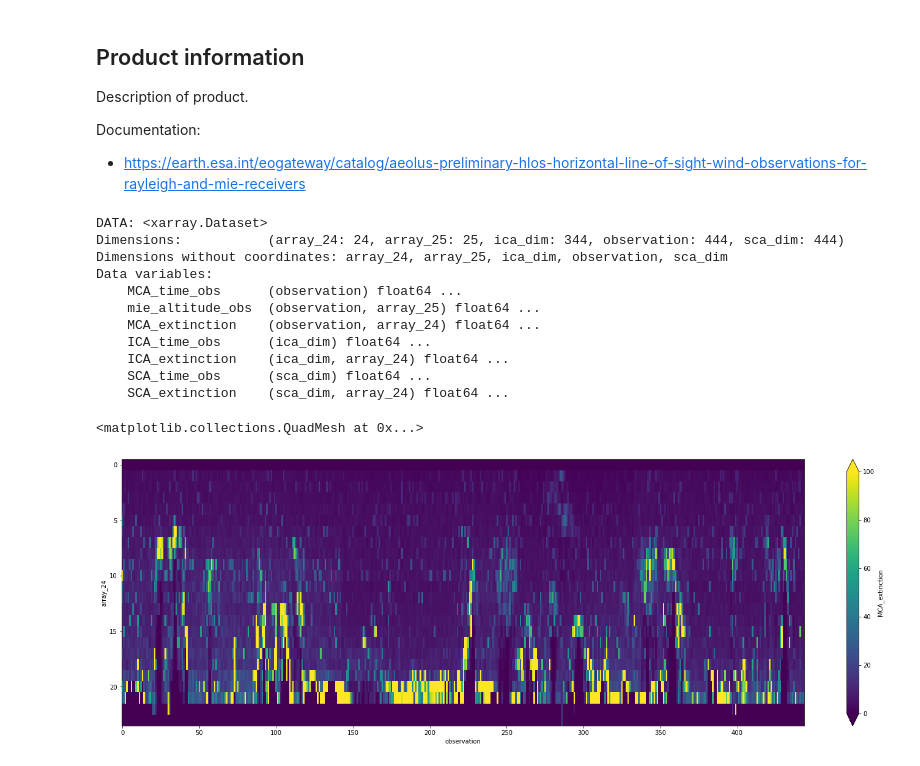
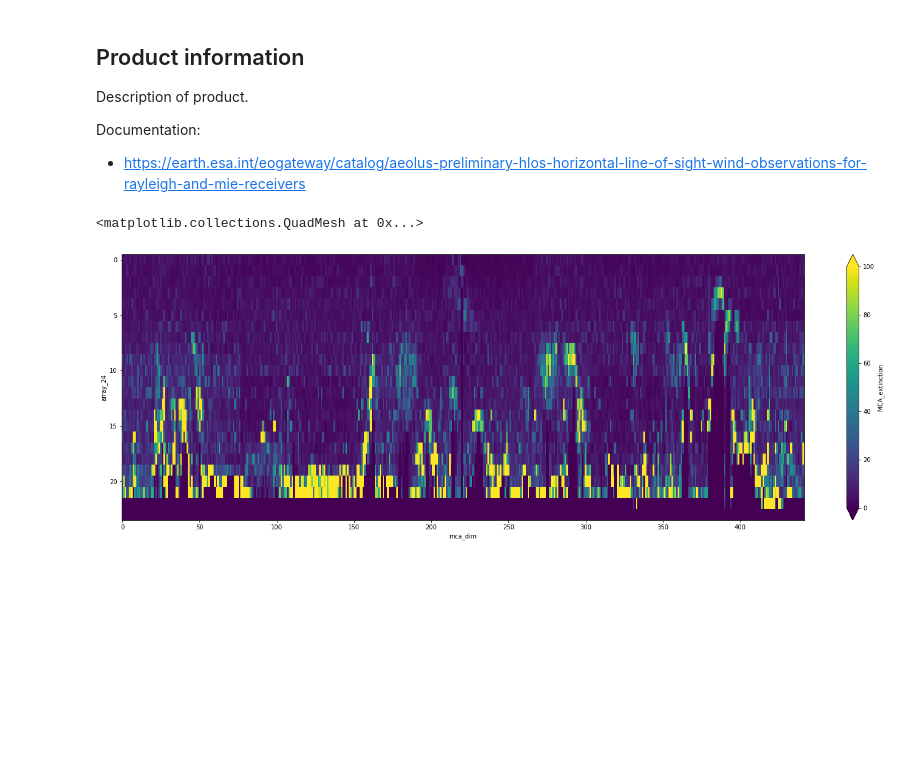
Before and after one commit to ESA-VirES/Aeolus-notebooks, a Jupyter notebook: notebooks/03b1_Demo-ALD_U_N_2A.ipynb, the cells around one changed output. Saved outputs shown, nothing was run; the diff lists cells and outputs as text; code cells hidden in the pictures; blank space fills up the shorter version.

```diff
--- a/notebooks/03b1_Demo-ALD_U_N_2A.ipynb
+++ b/notebooks/03b1_Demo-ALD_U_N_2A.ipynb
@@ -42,9 +42,12 @@ request.set_collection('ALD_U_N_2A')
 
 request.set_fields(
     observation_fields=[
-        "MCA_time_obs",
         "mie_altitude_obs",
-        "MCA_extinction",
+        "longitude_of_DEM_intersection_obs",
+        "latitude_of_DEM_intersection_obs",
+        "mie_altitude_obs",
+        "rayleigh_altitude_obs",
+        "mca_mask","sca_mask","ica_mask"
     ],
     ica_fields=[
         "ICA_time_obs",
@@ -54,37 +57,30 @@ request.set_fields(
         "SCA_time_obs",
         "SCA_extinction",
     ],
+    mca_fields=[
+        "MCA_time_obs",
+        "MCA_extinction",
+    ]
 )
 
 data = request.get_between(
-    start_time="2020-06-22T06:48:34Z",
-    end_time="2020-06-22T08:16:58Z",
+    start_time="2020-06-22T07:01:22Z",
+    end_time="2020-06-22T08:29:46Z",
     filetype="nc",
     asynchronous=False
 )
 
 ds = data.as_xarray()
-
-ds["MCA_extinction"].plot.pcolormesh(
-    x="observation",
-    yincrease=False,
-    vmin=0,
-    vmax=100
-)
-# %% [output]
-DATA: <xarray.Dataset>
-Dimensions:           (array_24: 24, array_25: 25, ica_dim: 344, observation: 444, sca_dim: 444)
-Dimensions without coordinates: array_24, array_25, ica_dim, observation, sca_dim
-Data variables:
-    MCA_time_obs      (observation) float64 ...
-    mie_altitude_obs  (observation, array_25) float64 ...
-    MCA_extinction    (observation, array_24) float64 ...
-    ICA_time_obs      (ica_dim) float64 ...
-    ICA_extinction    (ica_dim, array_24) float64 ...
-    SCA_time_obs      (sca_dim) float64 ...
-    SCA_extinction    (sca_dim, array_24) float64 ...
-<matplotlib.collections.QuadMesh at 0x...>
-[figure, removed]
+# %%
+ds["MCA_extinction"].plot.pcolormesh(
+    x="mca_dim",
+    yincrease=False,
+    vmin=0,
+    vmax=100
+)
+# %% [output]
+<matplotlib.collections.QuadMesh at 0x...>
+[figure, added]
 # %%
 
 ds["SCA_extinction"].plot.pcolormesh(
```
Also changed, not shown: parts of 3 cells of this notebook.
